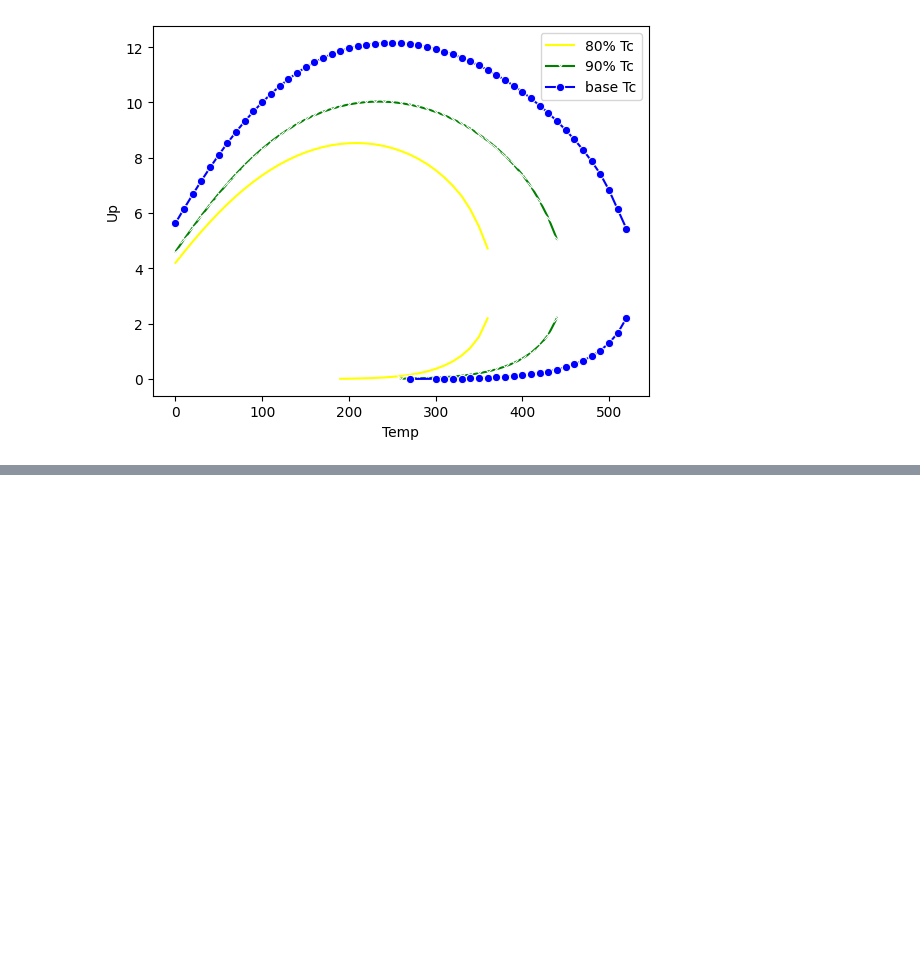
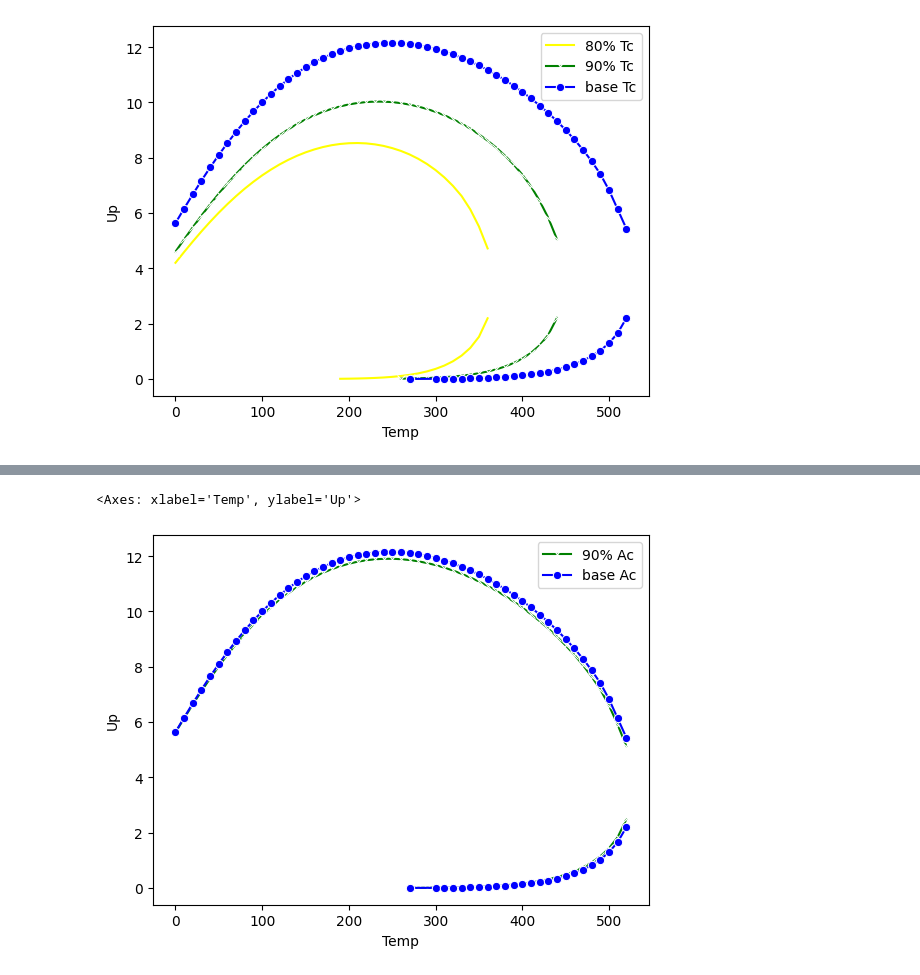
Before and after one commit to SidorenkoDD/BlackBoxFluid, a Jupyter notebook: code/notebook diss.ipynb, the cells around one changed output, grey strips where cells are left out. Cells and saved outputs as stored; diff of their text form; code cells hidden in the pictures; blank space fills up the shorter version.

```diff
--- a/code/notebook diss.ipynb
+++ b/code/notebook diss.ipynb
@@ -1091,0 +1095,11 @@ sns.lineplot(marker='o',data = phase_env_base_data, x= phase_env_base_data['Temp
+# %%
+ac_90_dict = {}
+
+base_components = ['C1', 'C2', 'C3', 'iC4', 'nC4', 'iC5', 'nC5', 'CO2', 'H2S', 'N2']
+composition_ac90 = Composition(przlm_dict)
+for component in composition_ac90.COMPOSITION_PROPERTIES['key_0']:
+    if component in base_components:
+        ac_90_dict[component] = composition_ac90.COMPOSITION_PROPERTIES[composition_ac90.COMPOSITION_PROPERTIES['key_0'] == component]['acentric_factor'].iloc[0]
+    else:
+        ac_90_dict[component] = composition_ac90.COMPOSITION_PROPERTIES[composition_ac90.COMPOSITION_PROPERTIES['key_0'] == component]['acentric_factor'].iloc[0] * 0.9
+composition_ac90.set_property_dict('acentric_factor', ac_90_dict)
@@ -1091,0 +1124,4 @@ sns.lineplot(marker='o',data = phase_env_base_data, x= phase_env_base_data['Temp
+# %%
+phase_env_ac90 = PhaseDiagram(composition_ac90, p_max=20, t_min=0, t_max=550, t_step=10)
+phase_env_ac90.calc_phase_diagram('PREOS')
+phase_env_ac90_data = phase_env_ac90.get_phase_diagram_data()
@@ -1091,0 +1153,17 @@ sns.lineplot(marker='o',data = phase_env_base_data, x= phase_env_base_data['Temp
+# %%
+# sns.lineplot(marker='',data = phase_env_tc80_data, x= phase_env_tc80_data['Temp'], y= phase_env_tc80_data['Up'], color = 'yellow', label = '80% Tc')
+# sns.lineplot(marker='',data = phase_env_tc80_data, x= phase_env_tc80_data['Temp'], y= phase_env_tc80_data['Low'], color = 'yellow')
+
+sns.lineplot(marker='x',data = phase_env_ac90_data, x= phase_env_ac90_data['Temp'], y= phase_env_ac90_data['Up'], color = 'green', label = '90% Ac')
+sns.lineplot(marker='x',data = phase_env_ac90_data, x= phase_env_ac90_data['Temp'], y= phase_env_ac90_data['Low'], color = 'green')
+
+sns.lineplot(marker='o',data = phase_env_base_data, x= phase_env_base_data['Temp'], y= phase_env_base_data['Up'], color = 'blue', label = 'base Ac')
+sns.lineplot(marker='o',data = phase_env_base_data, x= phase_env_base_data['Temp'], y= phase_env_base_data['Low'], color = 'blue')
+
+# sns.lineplot(marker='x',data = phase_env_pc110_data, x= phase_env_pc110_data['Temp'], y= phase_env_pc110_data['Up'], color = 'red', label = '110% Pc')
+# sns.lineplot(marker='x',data = phase_env_pc110_data, x= phase_env_pc110_data['Temp'], y= phase_env_pc110_data['Low'], color = 'red')
+# sns.lineplot(marker='',data = phase_env_pc120_data, x= phase_env_pc120_data['Temp'], y= phase_env_pc120_data['Up'], color = 'gray', label = '120% Pc')
+# sns.lineplot(marker='',data = phase_env_pc120_data, x= phase_env_pc120_data['Temp'], y= phase_env_pc120_data['Low'], color = 'gray')
+# %% [output]
+<Axes: xlabel='Temp', ylabel='Up'>
+[figure, added]
```
Also changed, not shown: parts of 6 cells of this notebook.
